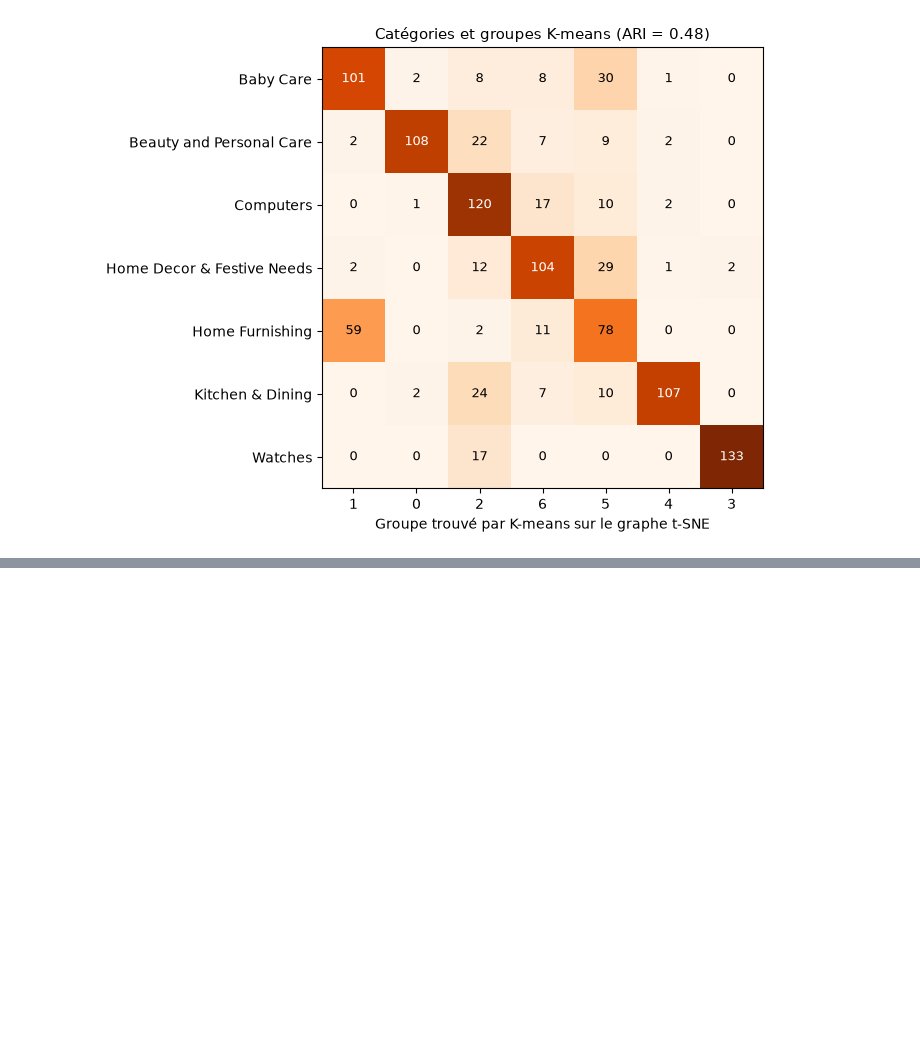
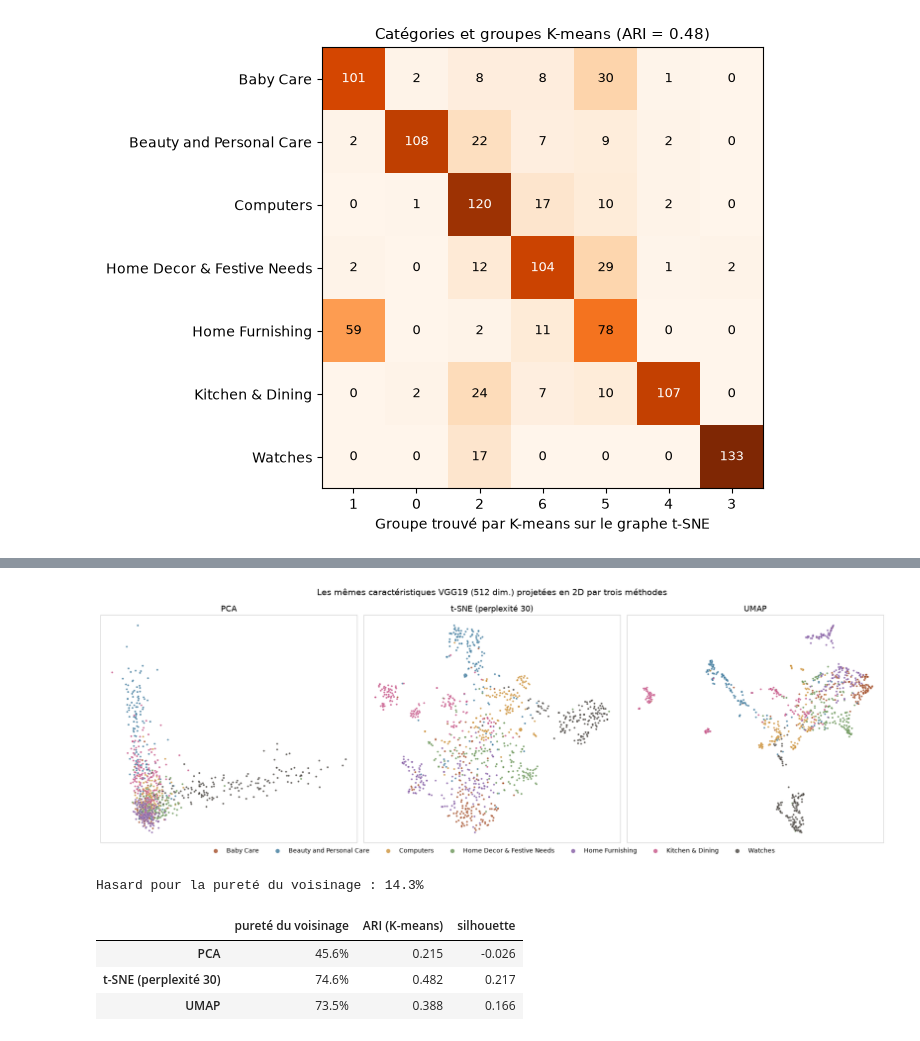
Before and after one commit to martialaristide/tp-vgg19-tsne-flipkart, a Jupyter notebook: TP_VGG19_tSNE_Flipkart.ipynb, the cells around one changed output, grey strips where cells are left out. Drawn from its saved outputs; the diff is of its cells as text; code cells hidden in the pictures; blank space fills up the shorter version.

```diff
--- a/TP_VGG19_tSNE_Flipkart.ipynb
+++ b/TP_VGG19_tSNE_Flipkart.ipynb
@@ -408,0 +420,48 @@ plt.show()
+# %%
+import umap   # pip install umap-learn
+
+def evaluer_projection(P, labels=None, k_voisins=10):
+    """Pureté du voisinage (10 voisins), ARI K-means et silhouette d'une projection 2D."""
+    labels = y if labels is None else labels
+    _, vois = NearestNeighbors(n_neighbors=k_voisins + 1).fit(P).kneighbors(P)
+    pur = (labels[vois[:, 1:]] == labels[:, None]).mean()
+    grp = KMeans(n_clusters=len(CATEGORIES), n_init=10, random_state=SEED).fit_predict(P)
+    return {"pureté du voisinage": pur,
+            "ARI (K-means)": adjusted_rand_score(labels, grp),
+            "silhouette": silhouette_score(P, labels)}
+
+projections = {
+    "PCA": PCA(n_components=2, random_state=SEED).fit_transform(X),
+    "t-SNE (perplexité 30)": X_2d,
+    "UMAP": umap.UMAP(n_neighbors=15, min_dist=0.1, random_state=SEED, n_jobs=1,
+                      compatibility_layout=True).fit_transform(X_pca),
+}
+
+fig, axes = plt.subplots(1, 3, figsize=(18, 6))
+for ax, (nom, P) in zip(axes, projections.items()):
+    for cat in CATEGORIES:
+        m = y == cat
+        ax.scatter(P[m, 0], P[m, 1], s=10, alpha=0.75, color=couleurs[cat],
+                   edgecolors="white", linewidths=0.25, label=cat)
+    ax.set_title(nom, fontsize=13)
+    ax.set_xticks([]); ax.set_yticks([])
+    for cote in ax.spines.values():
+        cote.set_color("#cccccc")
+poignees, noms = axes[0].get_legend_handles_labels()
+fig.legend(poignees, noms, loc="lower center", ncol=len(CATEGORIES), frameon=False,
+           fontsize=10, markerscale=2.2, bbox_to_anchor=(0.5, -0.04))
+fig.suptitle("Les mêmes caractéristiques VGG19 (512 dim.) projetées en 2D par trois méthodes", fontsize=14)
+plt.tight_layout()
+sauver_figure("comparaison_projections.png", dpi=200, bbox_inches="tight")
+plt.show()
+
+comparaison = pd.DataFrame({nom: evaluer_projection(P) for nom, P in projections.items()}).T
+print(f"Hasard pour la pureté du voisinage : {1 / len(CATEGORIES):.1%}")
+comparaison.style.format({"pureté du voisinage": "{:.1%}", "ARI (K-means)": "{:.3f}", "silhouette": "{:.3f}"})
+# %% [output]
+[figure, added]
+Hasard pour la pureté du voisinage : 14.3%
+|  | pureté du voisinage | ARI (K-means) | silhouette |
+| PCA | 45.6% | 0.215 | -0.026 |
+| t-SNE (perplexité 30) | 74.6% | 0.482 | 0.217 |
+| UMAP | 73.5% | 0.388 | 0.166 |
```
Also changed, not shown: parts of 12 cells of this notebook, 13 other files.
